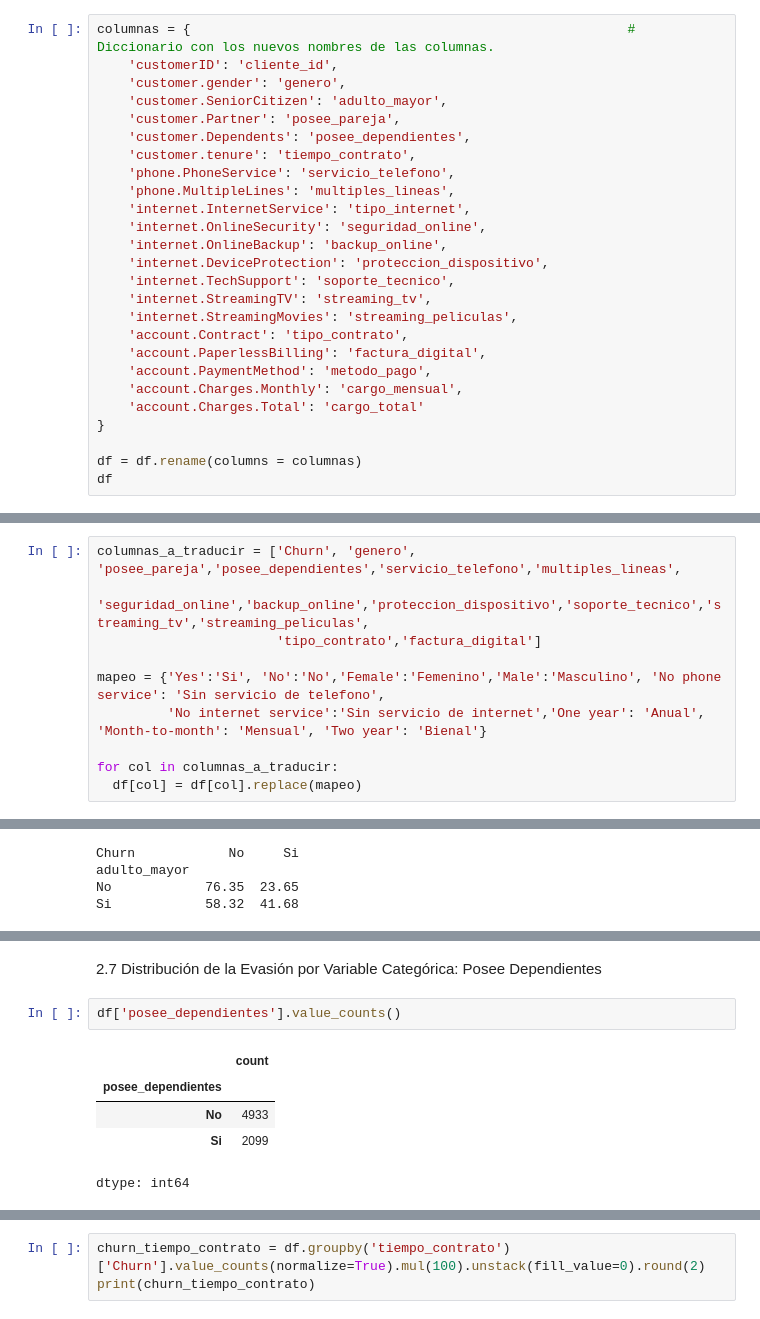
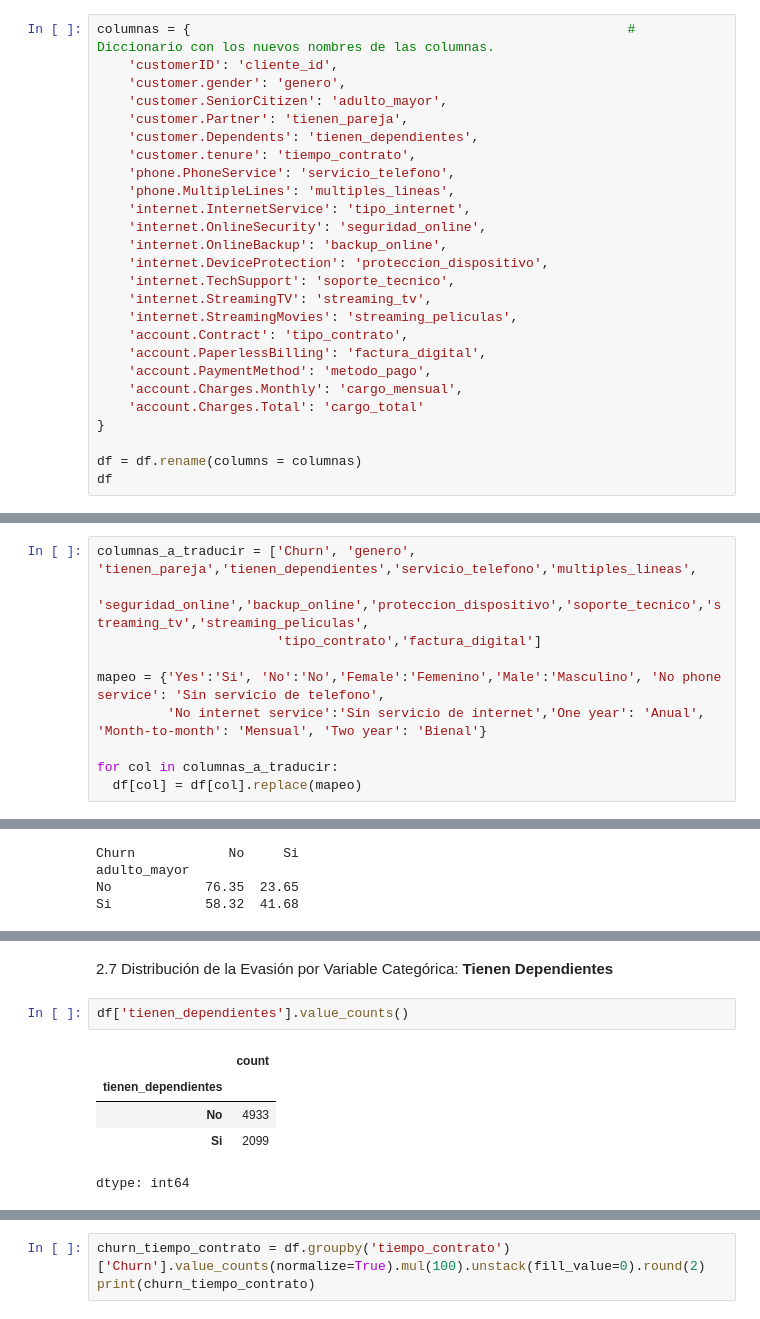
Before and after one commit to rociocelestial/Challenge2-Data-Science, a Jupyter notebook: TelecomX_LATAM.ipynb, the cells around one changed output, grey strips where cells are left out. Cells and saved outputs as stored; diff of their text form.

```diff
--- a/TelecomX_LATAM.ipynb
+++ b/TelecomX_LATAM.ipynb
@@ -229,8 +229,8 @@ columnas = {                                                        # Diccionari
     'customerID': 'cliente_id',
     'customer.gender': 'genero',
     'customer.SeniorCitizen': 'adulto_mayor',
-    'customer.Partner': 'posee_pareja',
-    'customer.Dependents': 'posee_dependientes',
+    'customer.Partner': 'tienen_pareja',
+    'customer.Dependents': 'tienen_dependientes',
     'customer.tenure': 'tiempo_contrato',
     'phone.PhoneService': 'servicio_telefono',
     'phone.MultipleLines': 'multiples_lineas',
@@ -265,7 +265,7 @@ df
 | 7266 | 9995-HOTOH | No | Male | 0 | Yes | Yes | 63 | ... |
 7032 rows × 22 columns
 # %%
-columnas_a_traducir = ['Churn', 'genero', 'posee_pareja','posee_dependientes','servicio_telefono','multiples_lineas',
+columnas_a_traducir = ['Churn', 'genero', 'tienen_pareja','tienen_dependientes','servicio_telefono','multiples_lineas',
                        'seguridad_online','backup_online','proteccion_dispositivo','soporte_tecnico','streaming_tv','streaming_peliculas',
                        'tipo_contrato','factura_digital']
 
@@ -765,10 +779,10 @@ fig.show()
 # %% [markdown]
-2.7 Distribución de la Evasión por Variable Categórica:  Posee Dependientes
+2.7 Distribución de la Evasión por Variable Categórica:  **Tienen Dependientes**
 # %%
-df['posee_dependientes'].value_counts()
+df['tienen_dependientes'].value_counts()
 # %% [output]
 |  | count |
-| posee_dependientes |  |
+| tienen_dependientes |  |
 | No | 4933 |
 | Si | 2099 |
 dtype: int64
```
Also changed, not shown: parts of 20 cells of this notebook.
